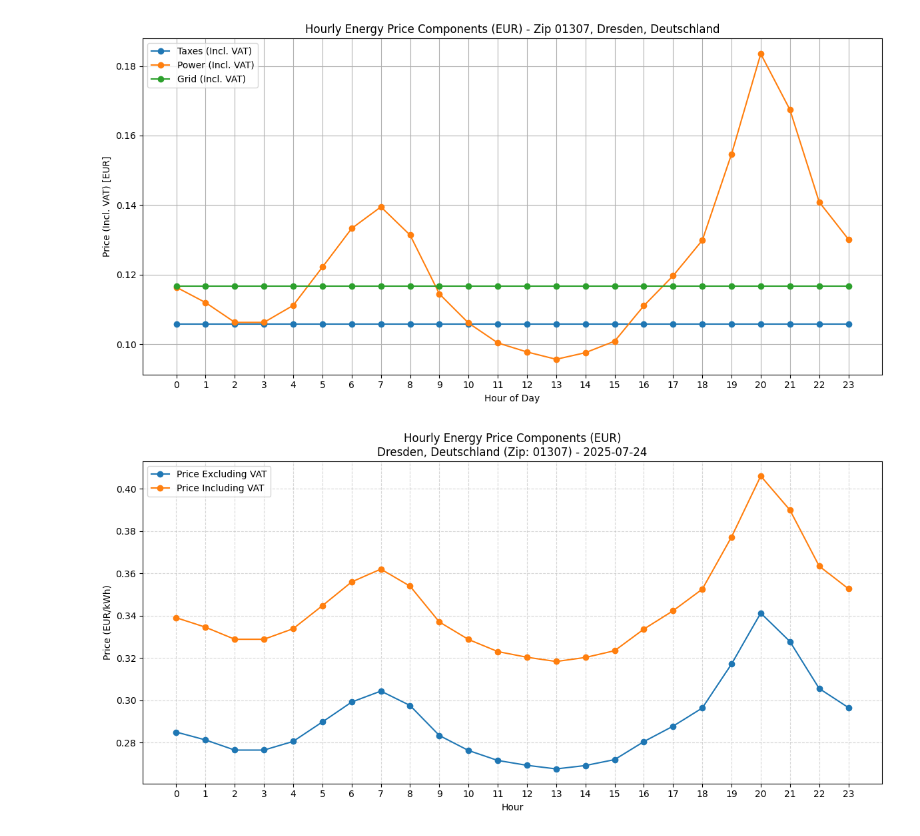
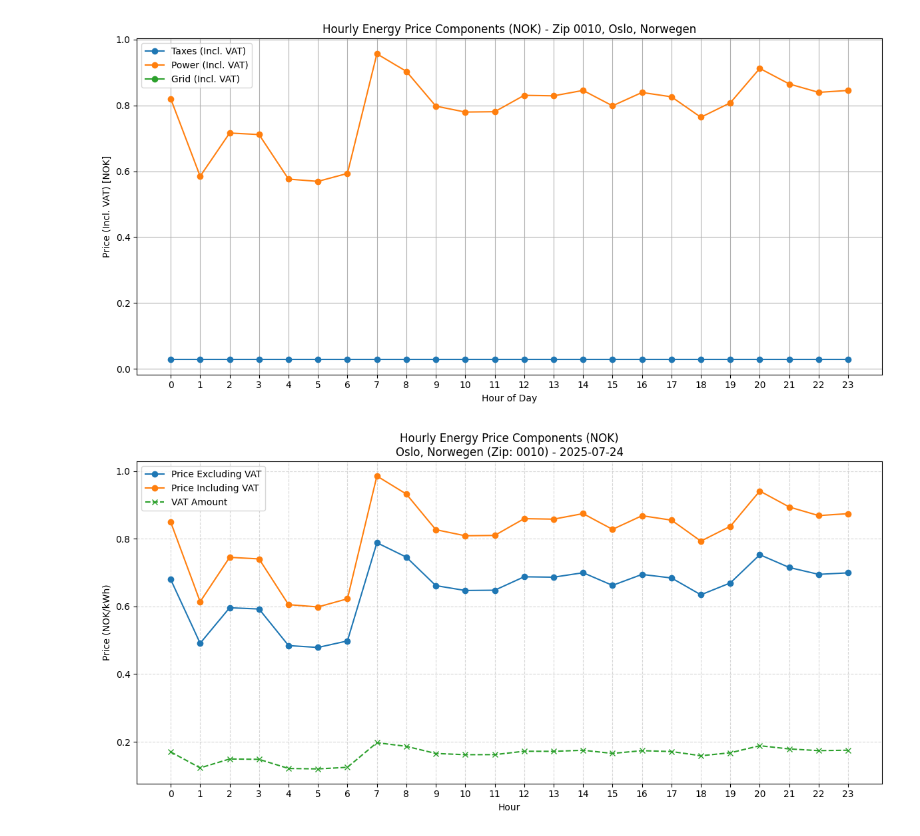
Before and after one commit to nathaniel32/Electricity-price-analysis, a Jupyter notebook: analyse.ipynb, the cells around one changed output. Saved outputs shown, nothing was run; the diff lists cells and outputs as text; code cells hidden in the pictures.

```diff
--- a/analyse.ipynb
+++ b/analyse.ipynb
@@ -6,5 +8,5 @@ import matplotlib.pyplot as plt
 # %%
-sql = text("""
+sql = text(f"""
 SELECT
   pa_data ->> 'currency' AS "Currency",
   elem ->> 'date' AS "Date",
@@ -46,37 +48,37 @@ JOIN t_city     ON t_city.ci_id = t_postal_area.ci_id
 JOIN t_province ON t_province.p_id = t_city.p_id
 JOIN t_country  ON t_country.c_id = t_province.c_id,
 LATERAL jsonb_array_elements(pa_data -> 'energy' -> 'todayHours') AS elem
 
-WHERE pa_code = '01307';
+WHERE pa_code = '{ZIP}';
 """)
 
 with session_local() as session:
     result = session.execute(sql)
     df = pd.DataFrame(result.fetchall(), columns=result.keys())
 
 df.columns = [col.lower().replace(" ", "_") for col in df.columns]
 df['hour'] = df['hour'].astype(int)
 df = df.sort_values(by='hour')
 
 currency = df['currency'].iloc[0]
 
 plt.figure(figsize=(12, 6))
 plt.plot(df['hour'], df['taxes_in_vat'], label='Taxes (Incl. VAT)', marker='o')
 plt.plot(df['hour'], df['power_in_vat'], label='Power (Incl. VAT)', marker='o')
 plt.plot(df['hour'], df['grid_in_vat'], label='Grid (Incl. VAT)', marker='o')
 
 plt.title(f"Hourly Energy Price Components ({currency}) - Zip {df['zip_code'].iloc[0]}, {df['city'].iloc[0]}, {df['country'].iloc[0]}")
 plt.xlabel('Hour of Day')
 plt.ylabel(f'Price (Incl. VAT) [{currency}]')
 plt.grid(True)
 plt.legend()
 plt.xticks(df['hour'])
 plt.tight_layout()
 plt.show()
 # %% [output]
-[figure, old version]
+[figure, new version]
 # %%
-sql = text("""
+sql = text(f"""
 SELECT
   pa_data ->> 'currency' AS "Currency",
   elem ->> 'date' AS "Date",
@@ -96,7 +98,7 @@ JOIN t_province ON t_province.p_id = t_city.p_id
 JOIN t_country  ON t_country.c_id = t_province.c_id
 CROSS JOIN LATERAL jsonb_array_elements(pa_data -> 'energy' -> 'todayHours') AS elem
 
-WHERE pa_code = '01307'
+WHERE pa_code = '{ZIP}'
 """)
 
 with session_local() as session:
@@ -117,6 +119,7 @@ date = df['Date'].iloc[0]
 plt.figure(figsize=(12, 6))
 plt.plot(df['Hour'], df['Price_Exc_Vat'], label='Price Excluding VAT', marker='o')
 plt.plot(df['Hour'], df['Price_Inc_Vat'], label='Price Including VAT', marker='o')
+plt.plot(df['Hour'], df['VAT'], label='VAT Amount', marker='x', linestyle='--')
 
 plt.title(f"Hourly Energy Price Components ({currency})\n{city}, {country} (Zip: {zip_code}) - {date}")
 plt.xlabel("Hour")
@@ -127,4 +130,4 @@ plt.legend()
 plt.tight_layout()
 plt.show()
 # %% [output]
-[figure, old version]
+[figure, new version]
```
Also changed, not shown: parts of 1 cell of this notebook.
